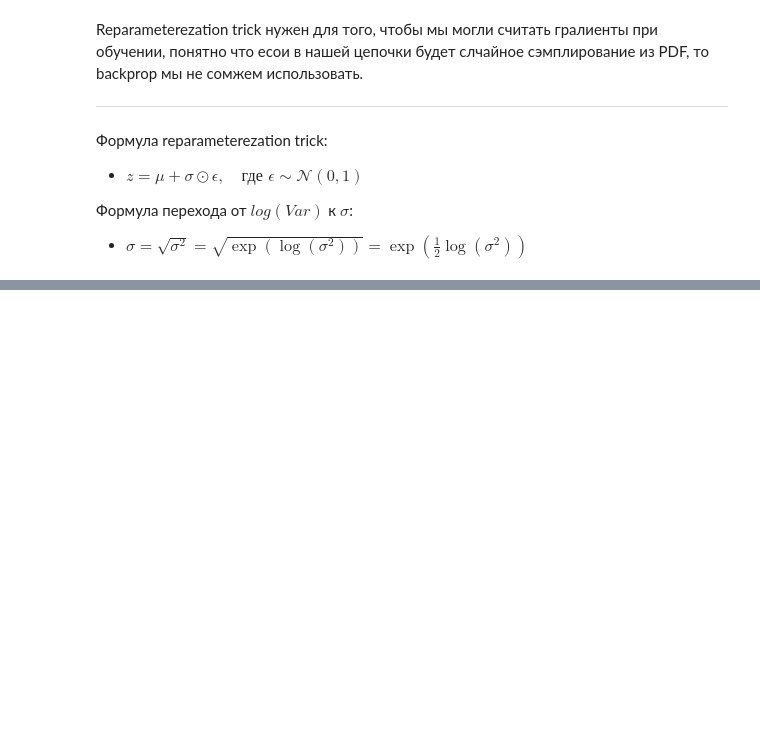
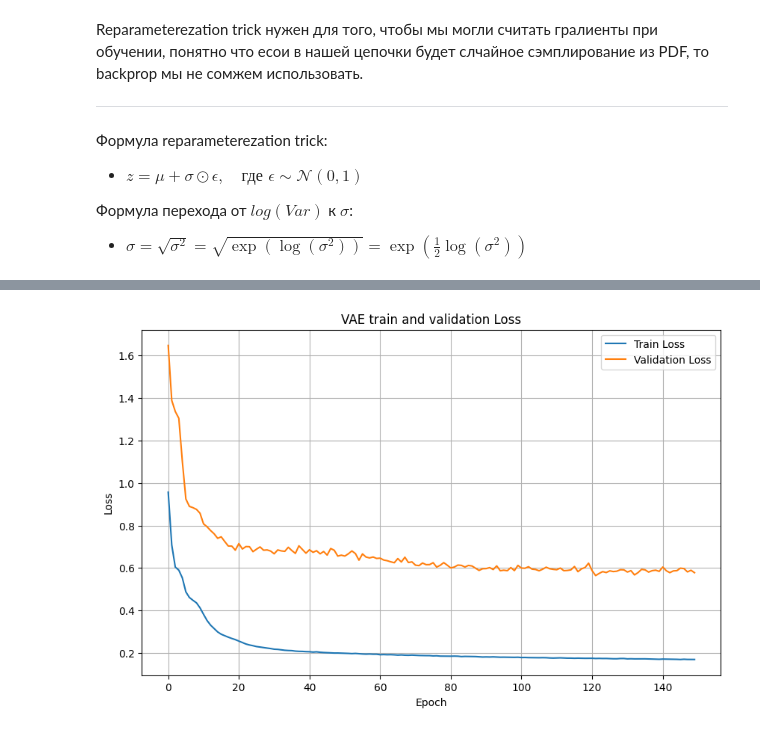
Before and after one commit to Lessio2006/UEBA_proj, a Jupyter notebook: UEBA_research_model.ipynb, the cells around one changed output, grey strips where cells are left out. Saved outputs shown, nothing was run; the diff lists cells and outputs as text; code cells hidden in the pictures; blank space fills up the shorter version.

```diff
--- a/UEBA_research_model.ipynb
+++ b/UEBA_research_model.ipynb
@@ -77,7 +202,7 @@ $
 # %%
 # input vector -> mlp -> mean, std -> reparam trick -> output clf
 class VariationalAE(nn.Module):
-  def __init__(self, input_dim=32, hidden_dim=64, latent_dim=8):
+  def __init__(self, input_dim=30, hidden_dim=60, latent_dim=6):
     super().__init__()
 
     self.encoder = nn.Sequential(
@@ -93,12 +218,12 @@ class VariationalAE(nn.Module):
     self.fc_log_var = nn.Linear(hidden_dim // 4, latent_dim)
 
     self.decoder = nn.Sequential(
-        nn.Linear(latent_dim, hidden_dim), # First hidden layer of decoder
+        nn.Linear(latent_dim, hidden_dim),
         nn.ReLU(),
-        nn.Linear(hidden_dim, hidden_dim), # Second hidden layer of decoder
+        nn.Linear(hidden_dim, hidden_dim),
         nn.ReLU(),
         nn.Linear(hidden_dim, input_dim),  # Output layer, reconstructing input_dim features
-        # nn.Sigmoid() # Uncomment if input features are normalized to [0, 1] and you want values in [0,1]
+
     )
 
     self.input_dim = input_dim
@@ -124,7 +249,7 @@ class VariationalAE(nn.Module):
     log_var = self.fc_log_var(h)
     return mu, log_var
 
-  def decode(self, z): # Decodes a latent space sample z back into original feature space
+  def decode(self, z):
     reconstruction = self.decoder(z) # Pass latent sample through the sequential decoder layers
     return reconstruction
 
@@ -135,0 +381,16 @@ class VariationalAE(nn.Module):
+# %%
+input_dim = X_train_tensor.shape[1]
+
+vae_model = VariationalAE(input_dim=input_dim, hidden_dim=60, latent_dim=6).to(device)
+optimizer = torch.optim.Adam(vae_model.parameters(), lr=1e-3)
+epochs = 150
+
+train_total_losses, val_total_losses, train_recon_losses, val_recon_losses, train_kl_losses, val_kl_losses = train(
+    vae_model,
+    train_loader,
+    val_loader,
+    optimizer,
+    elbo_loss,
+    device,
+    epochs
+)
@@ -135,0 +415,14 @@ class VariationalAE(nn.Module):
+# %%
+import matplotlib.pyplot as plt
+
+plt.figure(figsize=(10, 6))
+plt.plot(train_total_losses, label='Train Loss')
+plt.plot(val_total_losses, label='Validation Loss')
+plt.title('VAE train and validation Loss')
+plt.xlabel('Epoch')
+plt.ylabel('Loss')
+plt.legend()
+plt.grid(True)
+plt.show()
+# %% [output]
+[figure, added]
```
Also changed, not shown: parts of 39 cells of this notebook.
